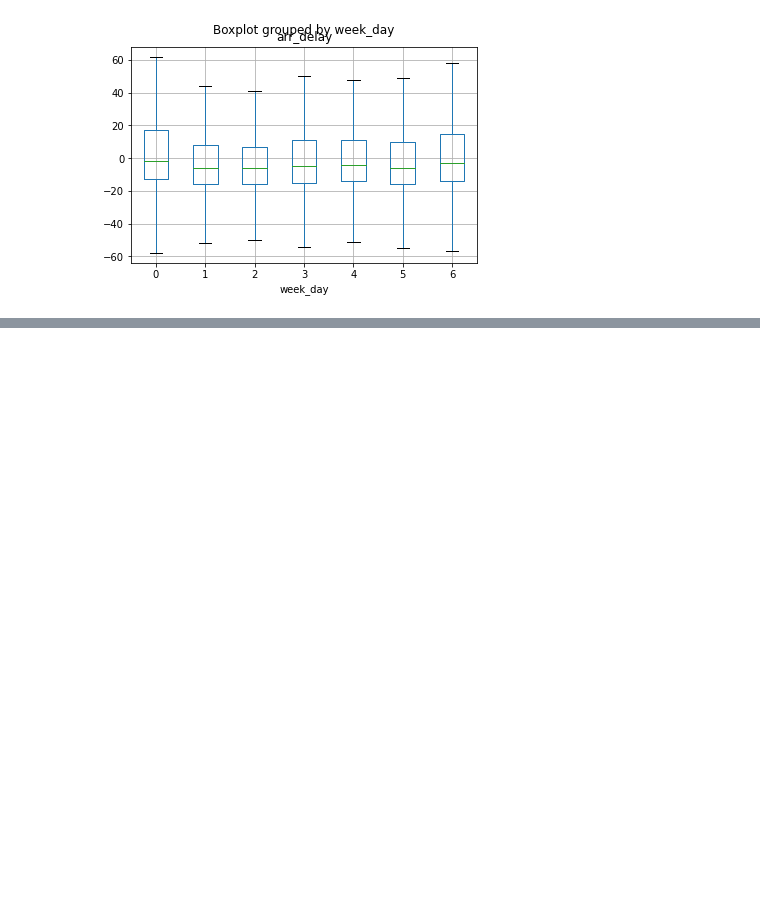
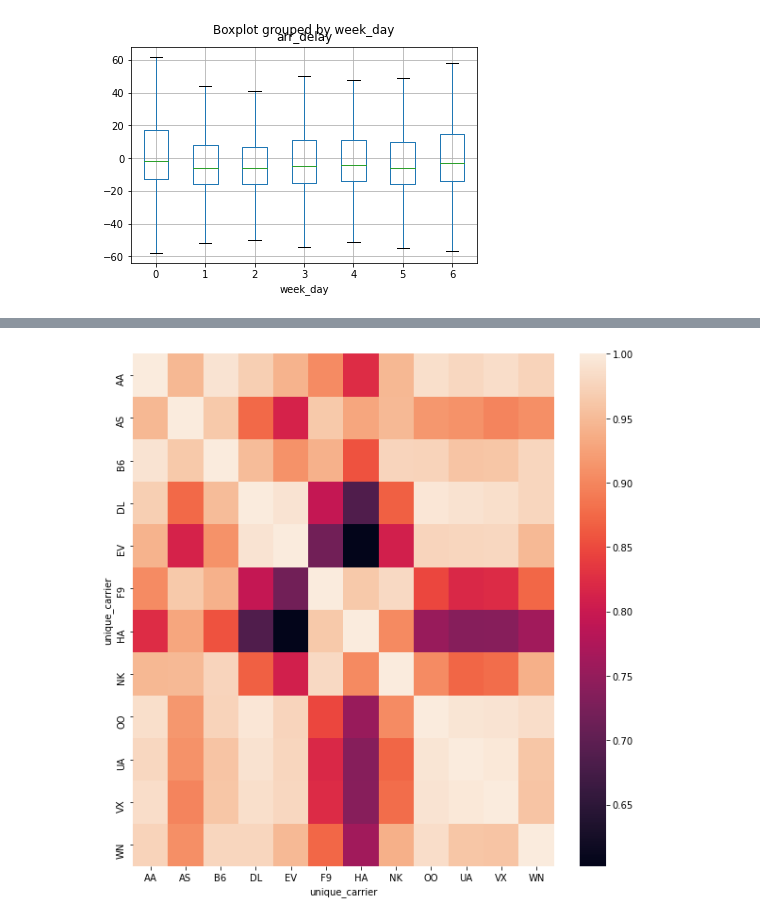
Before and after one commit to monkEdward/dsl_lab, a Jupyter notebook: lab_5/FLIGHT_DELAY/flight_delay.ipynb, the cells around one changed output, grey strips where cells are left out. Saved outputs shown, nothing was run; the diff lists cells and outputs as text; code cells hidden in the pictures; blank space fills up the shorter version.

```diff
--- a/lab_5/FLIGHT_DELAY/flight_delay.ipynb
+++ b/lab_5/FLIGHT_DELAY/flight_delay.ipynb
@@ -156,0 +172,6 @@ raw_dataset.boxplot(by='week_day', column='arr_delay', showfliers=False)
+# %%
+# Create a Pandas DataFrame with amulti-index composed of the columns: unique_carrier, origin,
+# dest, fl_date.
+
+multi_df = raw_dataset.set_index(['unique_carrier', 'origin', 'dest', 'fl_date']).sort_index()
+multi_df[multi_df.columns[:4]].head()
@@ -156,0 +237,11 @@ raw_dataset.boxplot(by='week_day', column='arr_delay', showfliers=False)
+# %%
+
+# Generate a pivot table containing the number of departed flights for each carrier and for each day
+# of the week and show it.
+# Compute now the pairwise correlation between the carriers and show it on a heatmap.
+# • What does this correlation matrix represent?
+# 5
+# • Can you find any carrier with different flight plans?
+
+cfd = pd.pivot_table(raw_dataset, values='fl_num', index='unique_carrier', columns='week_day', aggfunc='count')
+cfd
@@ -156,0 +263,6 @@ raw_dataset.boxplot(by='week_day', column='arr_delay', showfliers=False)
+# %%
+
+plt.figure(figsize=(10,10))
+_ = sns.heatmap(cfd.T.corr())
+# %% [output]
+[figure, added]
```
Also changed, not shown: parts of 10 cells of this notebook.
